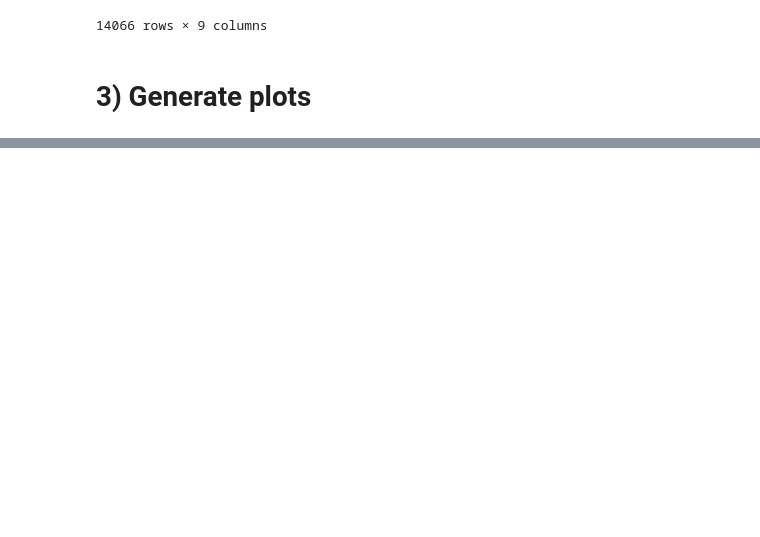
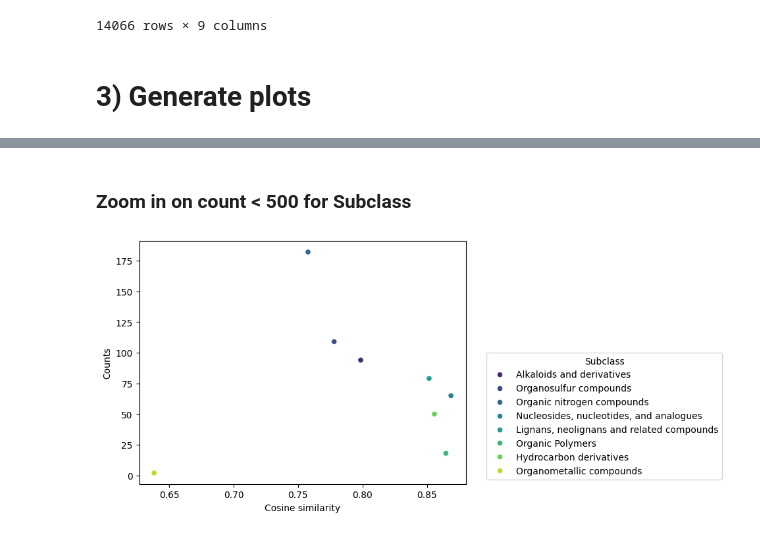
Before and after one commit to GorkSS/MassSpecGym, a Jupyter notebook: nb_plotting.ipynb, the cells around one changed output, grey strips where cells are left out. Drawn from its saved outputs; the diff is of its cells as text; code cells hidden in the pictures; blank space fills up the shorter version.

```diff
--- a/nb_plotting.ipynb
+++ b/nb_plotting.ipynb
@@ -140,0 +178,20 @@ for name in chemical_levels.keys():
+# %% [markdown]
+### Zoom in on count < 500 for Subclass
+# %%
+name = "subclass"
+aux_df = pd.DataFrame()
+aux_df[name] = data_df[name].dropna().unique()
+aux_df = aux_df.join(data_df.groupby(name)["cosine_sim"].mean(), on=name)
+aux_df = aux_df.join(data_df[name].value_counts(), on=name)
+
+aux_df.where(aux_df["count"] < 500, nan, inplace=True)
+
+aux_df.dropna(inplace=True)
+
+p = sns.scatterplot(data=aux_df, x="cosine_sim", y="count", hue=name, palette='viridis')
+p.legend(title=name.capitalize(), bbox_to_anchor=(1.05, 0), loc="lower left")
+plt.xlabel('Cosine similarity')
+plt.ylabel("Counts")
+plt.show()
+# %% [output]
+[figure, added]
```
Also changed, not shown: parts of 6 cells of this notebook.
